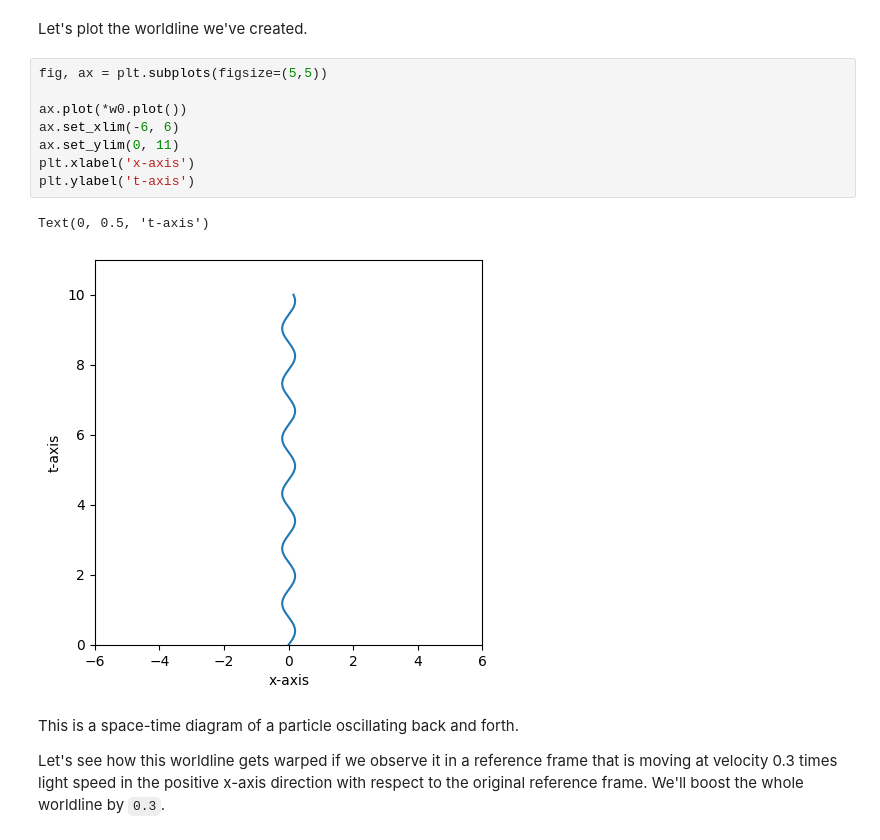
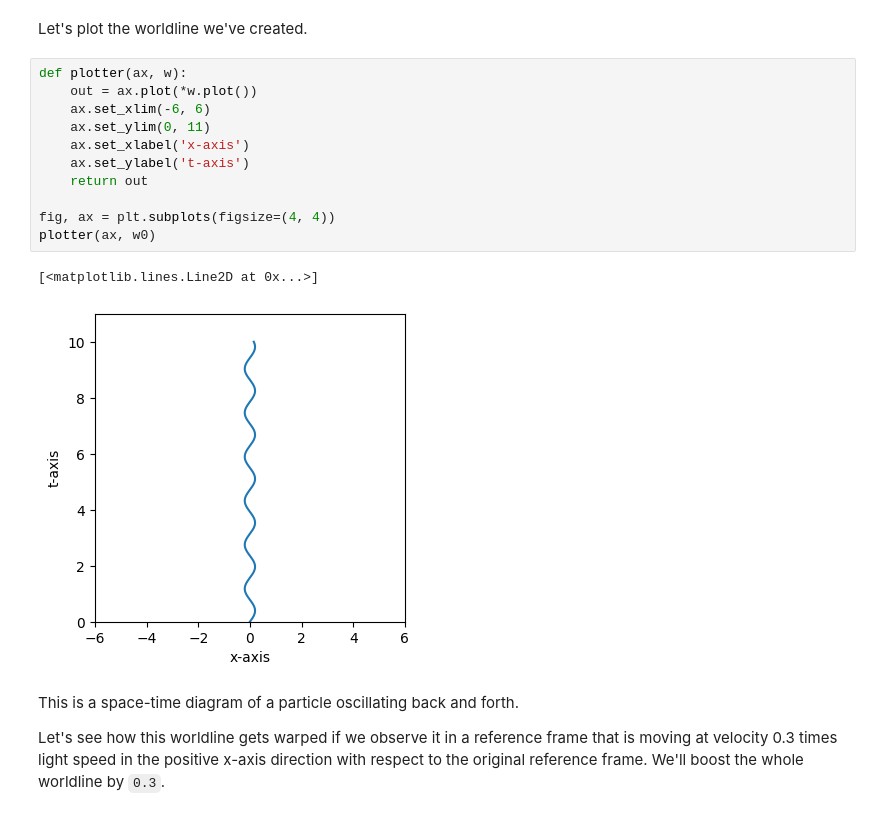
Before and after one commit to kurtamohler/spacetimelib, a Jupyter notebook: notebooks/Worldline Tutorial.ipynb, the cells around one changed output. Drawn from its saved outputs; the diff is of its cells as text.

Commit message:
Improvements to plotting in Worldline Notebook

```diff
--- a/notebooks/Worldline Tutorial.ipynb
+++ b/notebooks/Worldline Tutorial.ipynb
@@ -18,16 +18,19 @@ w0 = st.Worldline(events)
 # %% [markdown]
 Let's plot the worldline we've created.
 # %%
-fig, ax = plt.subplots(figsize=(5,5))
+def plotter(ax, w):
+    out = ax.plot(*w.plot())
+    ax.set_xlim(-6, 6)
+    ax.set_ylim(0, 11)
+    ax.set_xlabel('x-axis')
+    ax.set_ylabel('t-axis')
+    return out
 
-ax.plot(*w0.plot())
-ax.set_xlim(-6, 6)
-ax.set_ylim(0, 11)
-plt.xlabel('x-axis')
-plt.ylabel('t-axis')
+fig, ax = plt.subplots(figsize=(4, 4))
+plotter(ax, w0)
 # %% [output]
-Text(0, 0.5, 't-axis')
+[<matplotlib.lines.Line2D at 0x...>]
-[figure, old version]
+[figure, new version]
 # %% [markdown]
 This is a space-time diagram of a particle oscillating back and forth.
 
```
Also changed, not shown: parts of 1 cell of this notebook.
